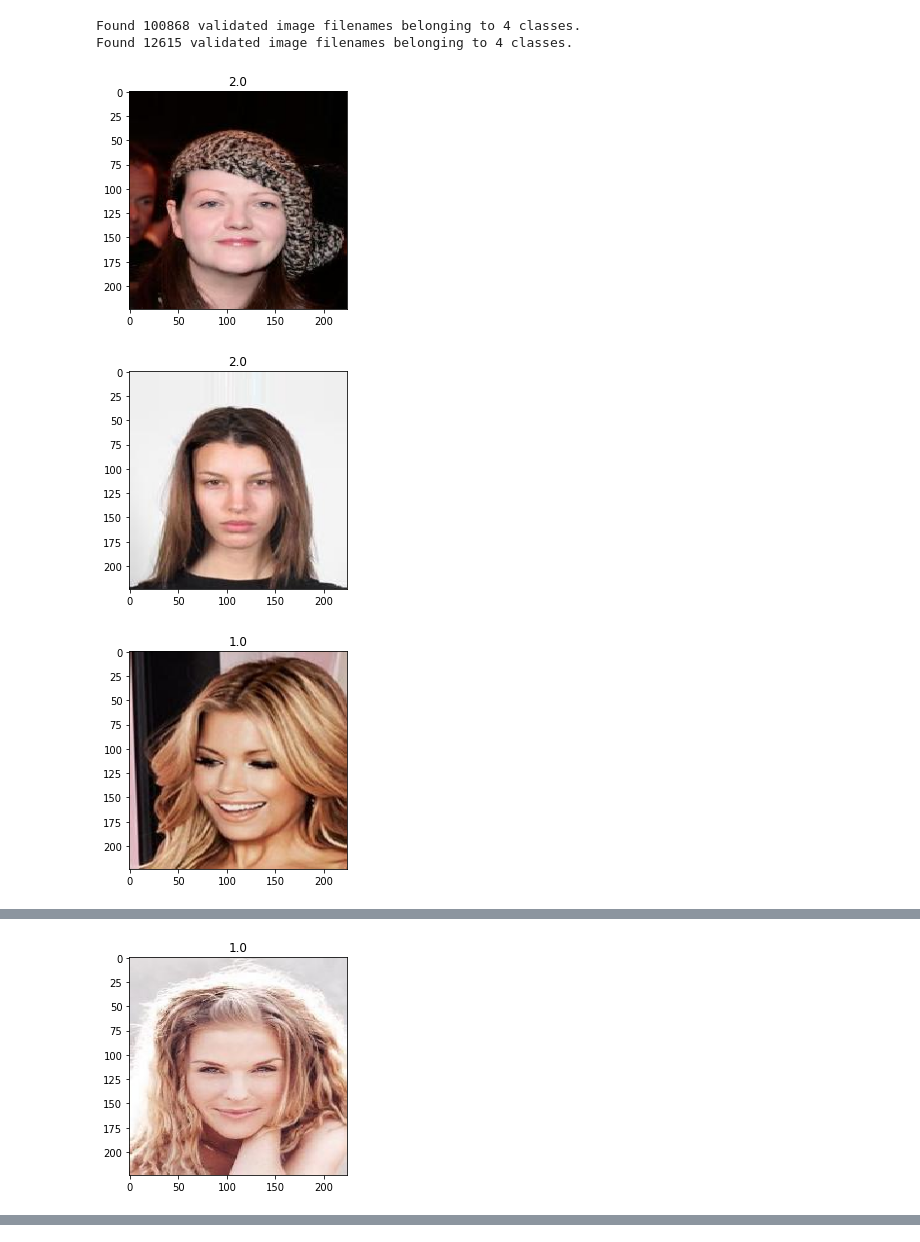
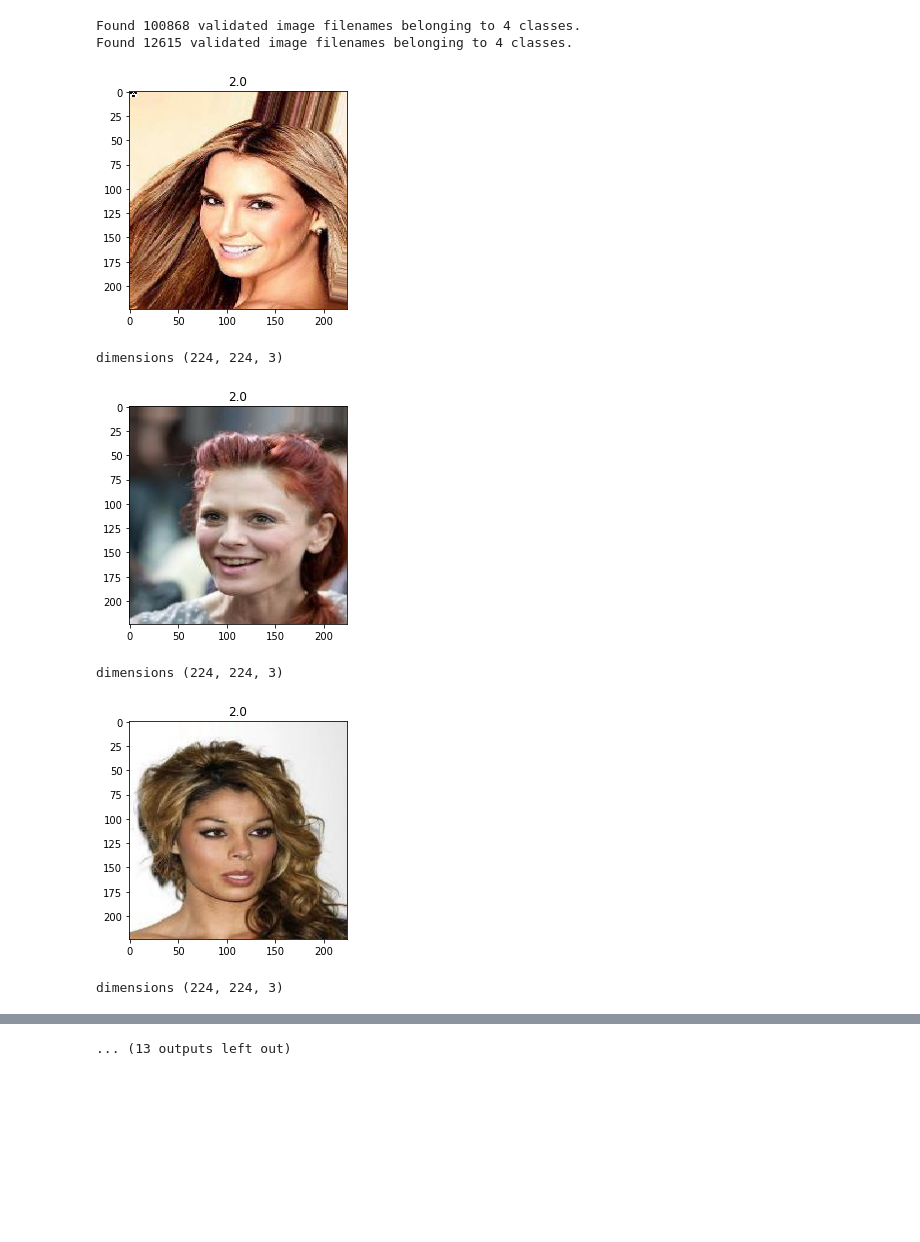
Before and after one commit to jasminium/feature-memorisation, a Jupyter notebook: um/celeba.ipynb, the cells around one changed output, grey strips where cells are left out. Saved outputs shown, nothing was run; the diff lists cells and outputs as text; code cells hidden in the pictures; blank space fills up the shorter version.

```diff
--- a/um/celeba.ipynb
+++ b/um/celeba.ipynb
@@ -162,7 +162,8 @@ def get_celeba_hair_color(aug_indx, artifact, batch_size=32, log_dir=None):
                                                 classes = labels,
                                                 class_mode="sparse",
                                                 target_size=img_size,
-                                                batch_size=batch_size)
+                                                batch_size=batch_size,
+                                                shuffle=False)
 
     valid_generator = datagen.flow_from_dataframe(
                                                 dataframe=df_val,
@@ -173,33 +174,38 @@ def get_celeba_hair_color(aug_indx, artifact, batch_size=32, log_dir=None):
                                                 class_mode="sparse",
                                                 target_size=img_size,
                                                 batch_size=batch_size)
 
     datasets = train_generator, valid_generator
 
     return datasets
 
 import alphabet
 a = alphabet.get_letter(0)
 train, valid = get_celeba_hair_color(0, a)
 
 batch = train.next()
 
 for i in range(10):
 
     img = batch[0][i]
     l = batch[1][i]
 
     plt.figure()
     plt.title(l)
     plt.imshow(img)
     plt.show()
+
+    print('dimensions', img.shape)
 # %% [output]
 [figure]
 [figure]
 [figure]
 [figure]
 Found 100868 validated image filenames belonging to 4 classes.
 Found 12615 validated image filenames belonging to 4 classes.
-[figure, old version]
+[figure, new version]
+dimensions (224, 224, 3)
-[figure, old version]
+[figure, new version]
+dimensions (224, 224, 3)
-[figure, old version]
+[figure, new version]
+dimensions (224, 224, 3)
@@ -207 +212,0 @@ Found 12615 validated image filenames belonging to 4 classes.
-[figure, removed]
@@ -210,0 +213 @@ Found 12615 validated image filenames belonging to 4 classes.
+... (13 outputs left out)
```
Also changed, not shown: parts of 1 cell of this notebook, 4 other files.
